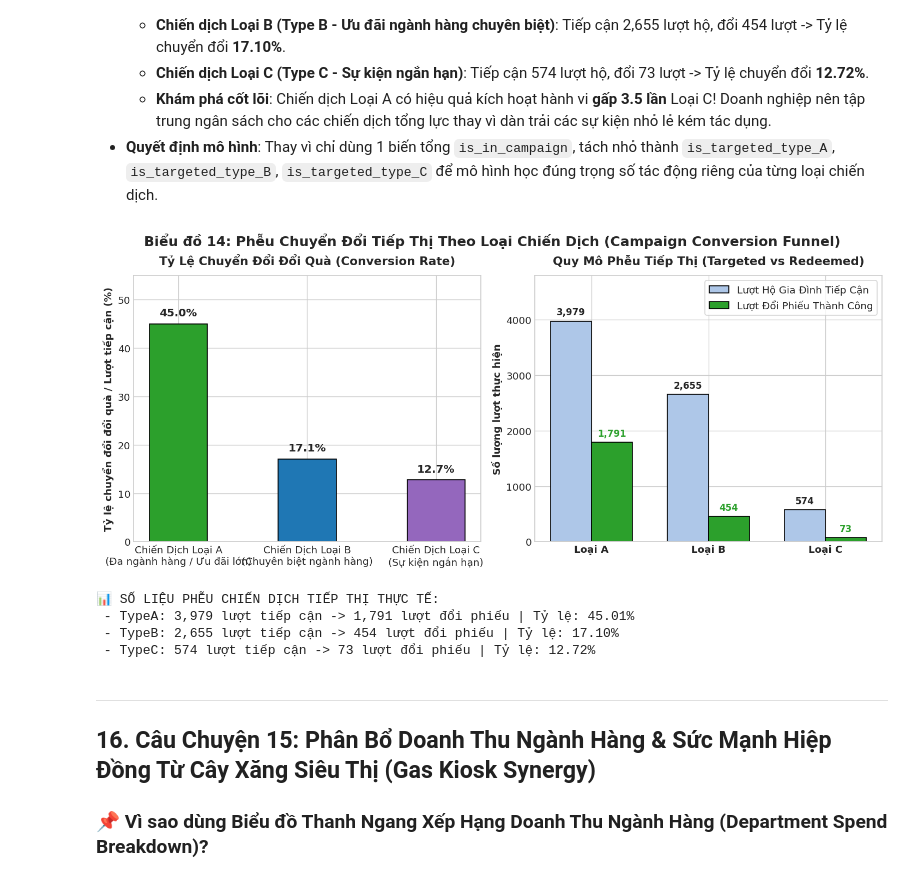
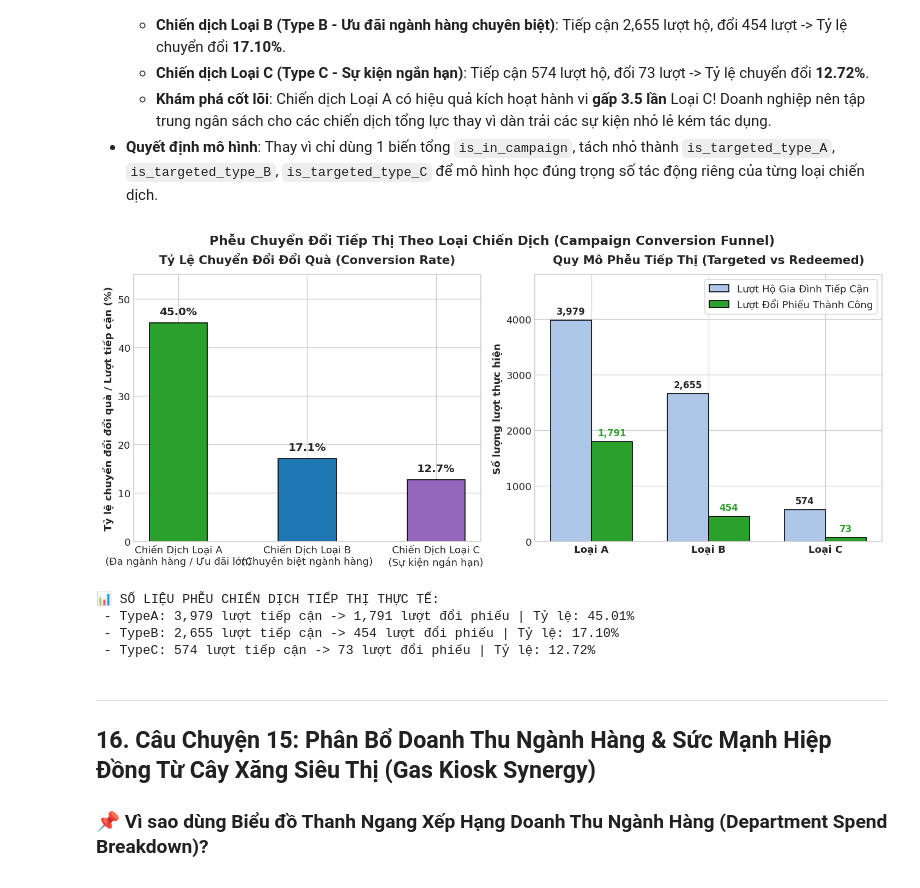
Before and after one commit to kien3007/purchasing-propensity-model, a Jupyter notebook: notebooks/01_eda_and_data_quality.ipynb, the cells around one changed output. Cells and saved outputs as stored; diff of their text form; code cells hidden in the pictures.

```diff
--- a/notebooks/01_eda_and_data_quality.ipynb
+++ b/notebooks/01_eda_and_data_quality.ipynb
@@ -776,35 +775,35 @@ for bar in bars1:
     ax1.text(bar.get_x() + bar.get_width()/2.0, yval + 1.2, f'{yval:.1f}%', ha='center', va='bottom', fontweight='bold', fontsize=12)
 
 # Subplot 2: Quy mô phễu (Số lượt tiếp cận vs Số lượt đổi thành công)
 x = np.arange(len(types))
 width = 0.35
 bars2_t = ax2.bar(x - width/2, targeted_counts, width, label='Lượt Hộ Gia Đình Tiếp Cận', color='#aec7e8', edgecolor='black')
 bars2_r = ax2.bar(x + width/2, redeemed_counts, width, label='Lượt Đổi Phiếu Thành Công', color='#2ca02c', edgecolor='black')
 
 ax2.set_xticks(x)
 ax2.set_xticklabels(['Loại A', 'Loại B', 'Loại C'], fontweight='bold', fontsize=11)
 ax2.set_ylabel('Số lượng lượt thực hiện', fontweight='bold')
 ax2.set_title('Quy Mô Phễu Tiếp Thị (Targeted vs Redeemed)', fontweight='bold', fontsize=13, pad=12)
 ax2.set_ylim(0, 4800)
 ax2.legend(loc='upper right', frameon=True, facecolor='white')
 
 for bar in bars2_t:
     yval = bar.get_height()
     ax2.text(bar.get_x() + bar.get_width()/2.0, yval + 70, f'{int(yval):,}', ha='center', va='bottom', fontweight='bold', fontsize=10)
 
 for bar in bars2_r:
     yval = bar.get_height()
     ax2.text(bar.get_x() + bar.get_width()/2.0, yval + 70, f'{int(yval):,}', ha='center', va='bottom', fontweight='bold', fontsize=10, color='#2ca02c')
 
-fig.suptitle('Biểu đồ 14: Phễu Chuyển Đổi Tiếp Thị Theo Loại Chiến Dịch (Campaign Conversion Funnel)', fontsize=15, fontweight='bold')
+fig.suptitle('Phễu Chuyển Đổi Tiếp Thị Theo Loại Chiến Dịch (Campaign Conversion Funnel)', fontsize=14, fontweight='bold')
 plt.savefig(FIG_DIR / '22_campaign_type_conversion_funnel.png', dpi=150, bbox_inches='tight')
 plt.show()
 
 print("📊 SỐ LIỆU PHỄU CHIẾN DỊCH TIẾP THỊ THỰC TẾ:")
 for t in types:
     print(f" - {t}: {camp_stats.loc[t, 'targeted_assignments']:,} lượt tiếp cận -> {camp_stats.loc[t, 'redemption_events']:,} lượt đổi phiếu | Tỷ lệ: {camp_stats.loc[t, 'conversion_rate']:.2f}%")
 # %% [output]
-[figure, old version]
+[figure, new version]
 📊 SỐ LIỆU PHỄU CHIẾN DỊCH TIẾP THỊ THỰC TẾ:
  - TypeA: 3,979 lượt tiếp cận -> 1,791 lượt đổi phiếu | Tỷ lệ: 45.01%
  - TypeB: 2,655 lượt tiếp cận -> 454 lượt đổi phiếu | Tỷ lệ: 17.10%
```
Also changed, not shown: parts of 4 cells of this notebook, 8 other files.
